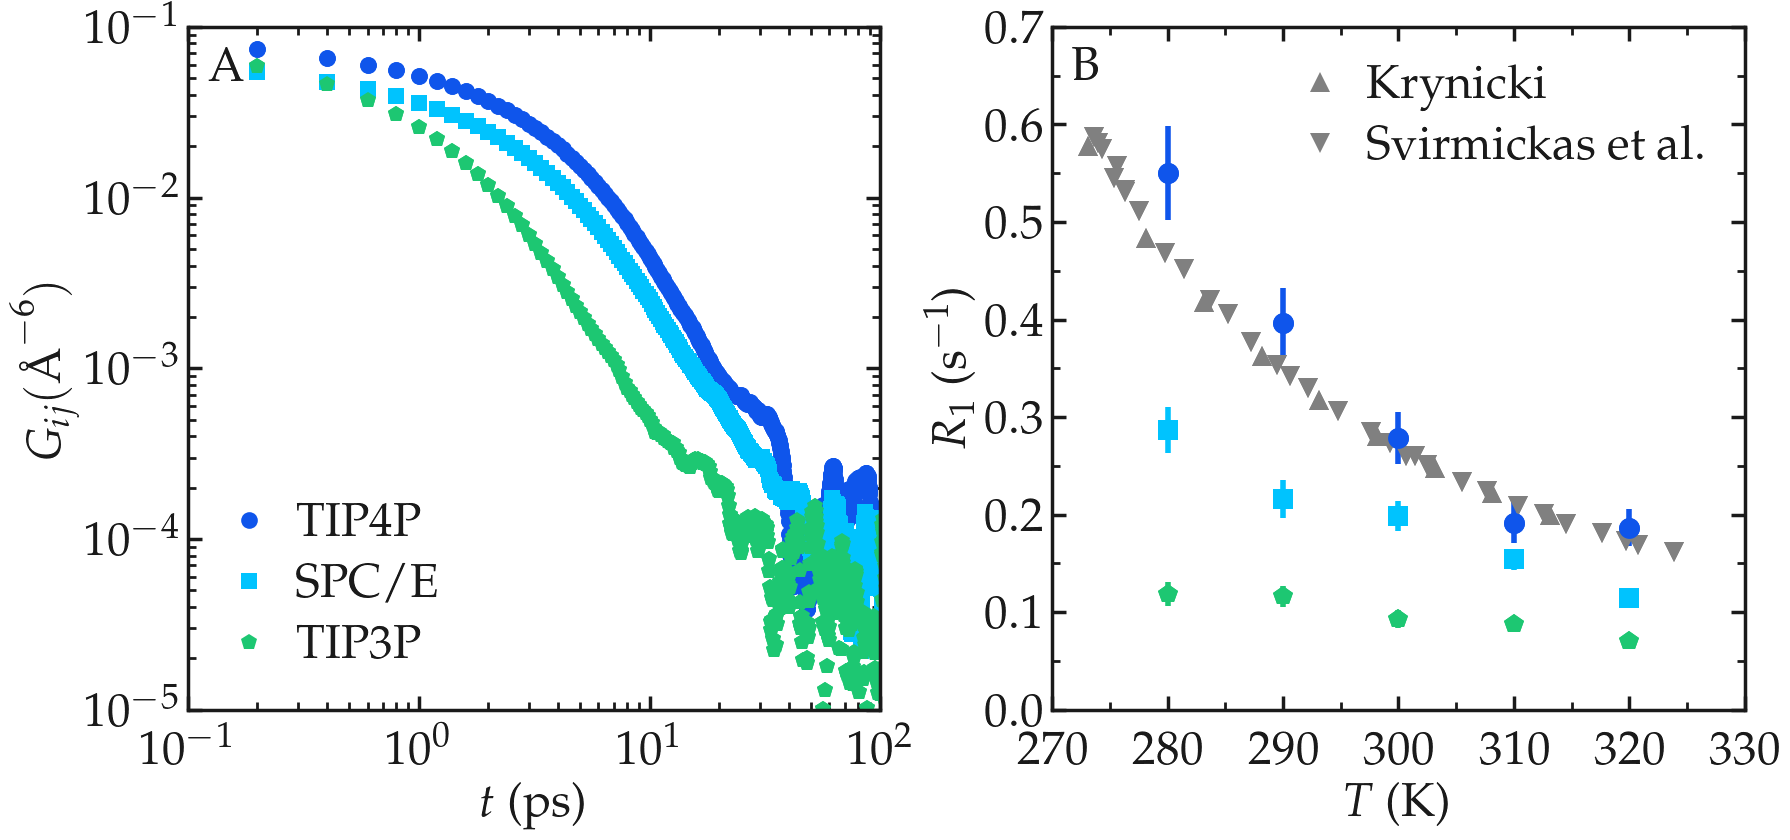
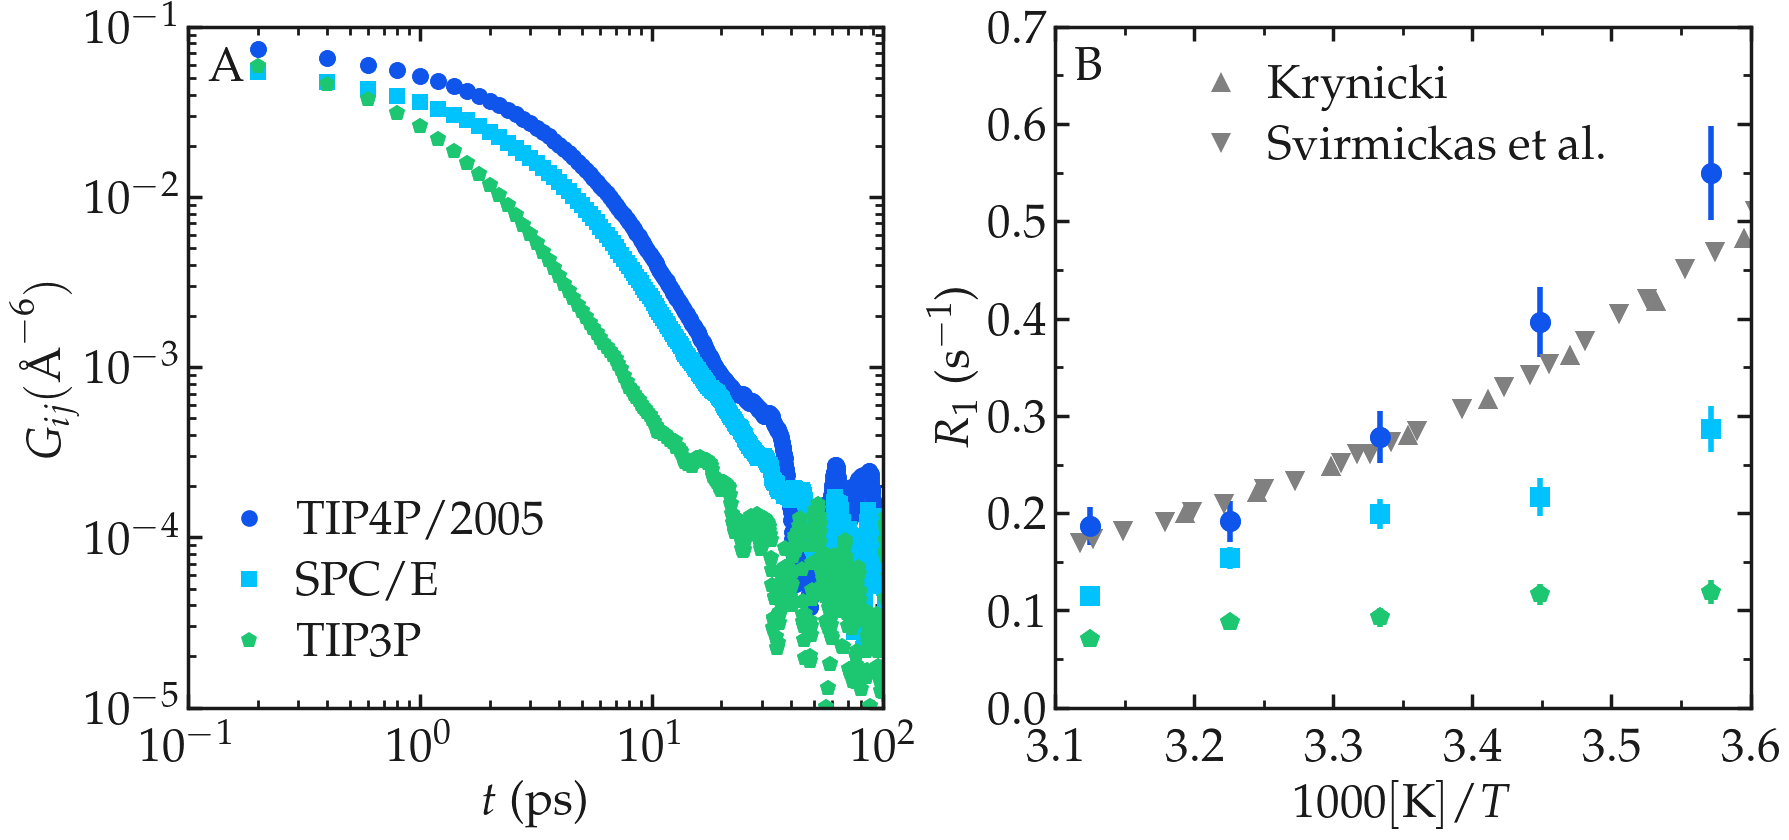
Unified diff of the notebook cell whose output changed from the first chart to the second:
--- before
+++ after
@@ -17,6 +17,12 @@
     myplt.add_plot(x = t, y = GT+GR, type = "loglog", linewidth_data = 3,
                 marker = "o", data_color = colors[0][:3],
-                markersize = 12, data_label = r'TIP4P')
+                markersize = 12, data_label = r'TIP4P/2005')
     
+    # t, GT, GT_error = np.loadtxt("water-ff/GT_T300K_TIP4P-epsF.dat").T
+    # t, GR, GR_error = np.loadtxt("water-ff/GR_T300K_TIP4P-epsF.dat").T
+    # myplt.add_plot(x = t, y = GT+GR, type = "loglog", linewidth_data = 3,
+    #             marker = "o", data_color = colors[0][:3],
+    #             markersize = 12, data_label = r'TIP4P-$\epsilon$Flex')
+
     t, GT, GT_error = np.loadtxt("water-ff/GT_T300K_SPCE.dat").T
     t, GR, GR_error = np.loadtxt("water-ff/GR_T300K_SPCE.dat").T
@@ -40,10 +46,10 @@
 
     T, T1 = np.loadtxt("water-ff/T1_Krynicki.dat").T
-    myplt.add_plot(x = T, y = 1/T1, type = "plot", linewidth_data = 3,
+    myplt.add_plot(x = 1000/T, y = 1/T1, type = "plot", linewidth_data = 3,
                 marker = "^", data_color = np.array([0.5, 0.5, 0.5]),
                 markersize = 15, data_label = r'Krynicki')
     
     T, T1 = np.loadtxt("water-ff/T1_Svirmickas.dat").T
-    myplt.add_plot(x = T, y = 1/T1, type = "plot", linewidth_data = 3,
+    myplt.add_plot(x = 1000/T, y = 1/T1, type = "plot", linewidth_data = 3,
                 marker = "v", data_color = np.array([0.5, 0.5, 0.5]),
                 markersize = 15 , data_label = r'Svirmickas et al.')
@@ -52,12 +58,19 @@
     R1 = 1/T1
     eR1 = eT1* R1 / T1
-    myplt.add_plot(x = T, y = R1, dy = eR1, type = "plot", linewidth_data = 3,
+    myplt.add_plot(x = 1000/T, y = R1, dy = eR1, type = "plot", linewidth_data = 3,
                 marker = "o", data_color = colors[0][:3],
                 markersize = 15) #, data_label = r'TIP4P$-\epsilon$')
     
+    # T, T1, eT1, _, _, _, _ = np.loadtxt("water-ff/T1_TIP4P-epsF.dat").T
+    # R1 = 1/T1
+    # eR1 = eT1* R1 / T1
+    # myplt.add_plot(x = 1000/T, y = R1, dy = eR1, type = "plot", linewidth_data = 3,
+    #             marker = "o", data_color = colors[0][:3],
+    #             markersize = 15) #, data_label = r'TIP4P$-\epsilon$')
+
     T, T1, eT1, _, _, _, _ = np.loadtxt("water-ff/T1_SPCE.dat").T
     R1 = 1/T1
     eR1 = eT1* R1 / T1
-    myplt.add_plot(x = T, y = R1, dy = eR1, type = "plot", linewidth_data = 3,
+    myplt.add_plot(x = 1000/T, y = R1, dy = eR1, type = "plot", linewidth_data = 3,
                 marker = "s", data_color = colors[1][:3],
                 markersize = 15) #, data_label = r'SPC/E')
@@ -66,11 +79,11 @@
     R1 = 1/T1
     eR1 = eT1* R1 / T1
-    myplt.add_plot(x = T, y = R1, dy = eR1, type = "plot", linewidth_data = 3,
+    myplt.add_plot(x = 1000/T, y = R1, dy = eR1, type = "plot", linewidth_data = 3,
                 marker = "p", data_color = colors[2][:3],
                 markersize = 15) #, data_label = r'TIP3P')
     
-    myplt.complete_panel(xlabel = r'$T$ (K)', ylabel = r'$R_1$ (s$^{-1}$)',
+    myplt.complete_panel(xlabel = r'$1000 [\mathrm{K}] / T$', ylabel = r'$R_1$ (s$^{-1}$)',
                          xpad = 15, legend=True, handlelength_legend=1)
-    myplt.set_boundaries(x_boundaries=(270, 330), y_boundaries=(0, 0.7))
+    myplt.set_boundaries(x_boundaries=(3.1, 3.6), y_boundaries=(0, 0.7))
 
     myplt.add_subplotlabels(type_label_panel = "A")

Commit: added tip4p-F results